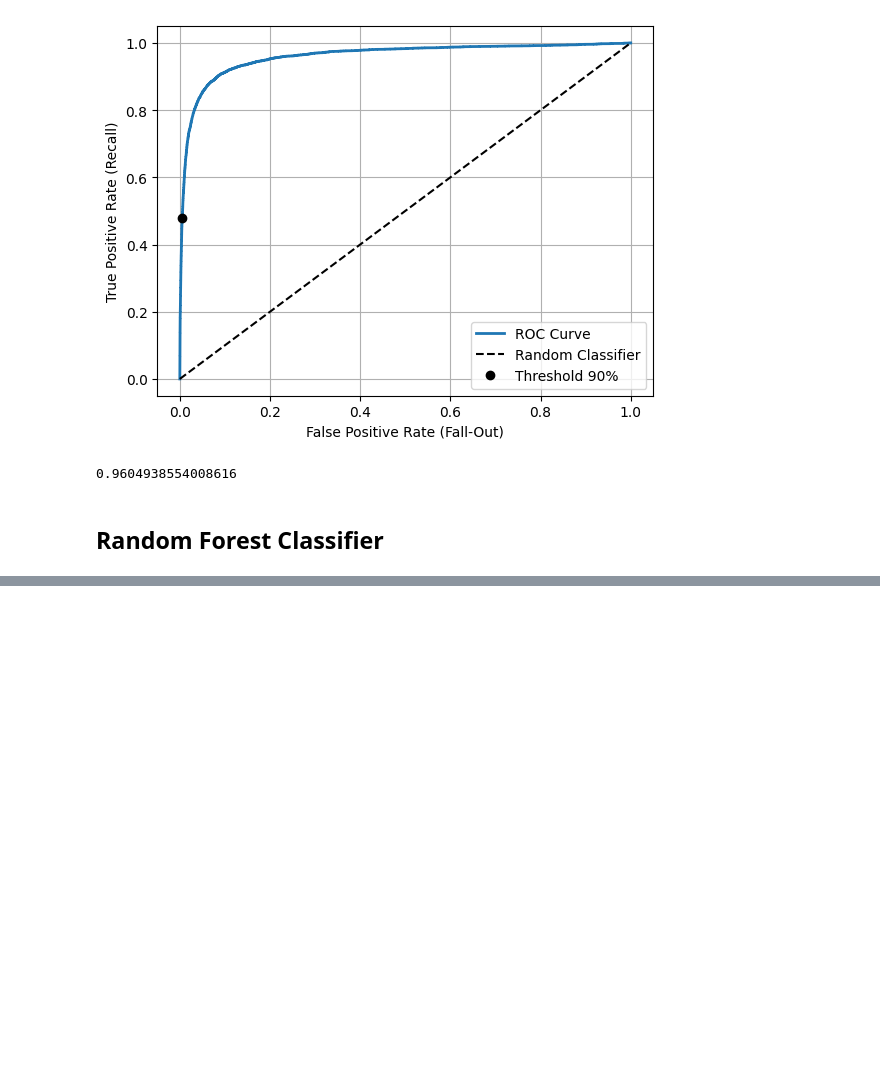
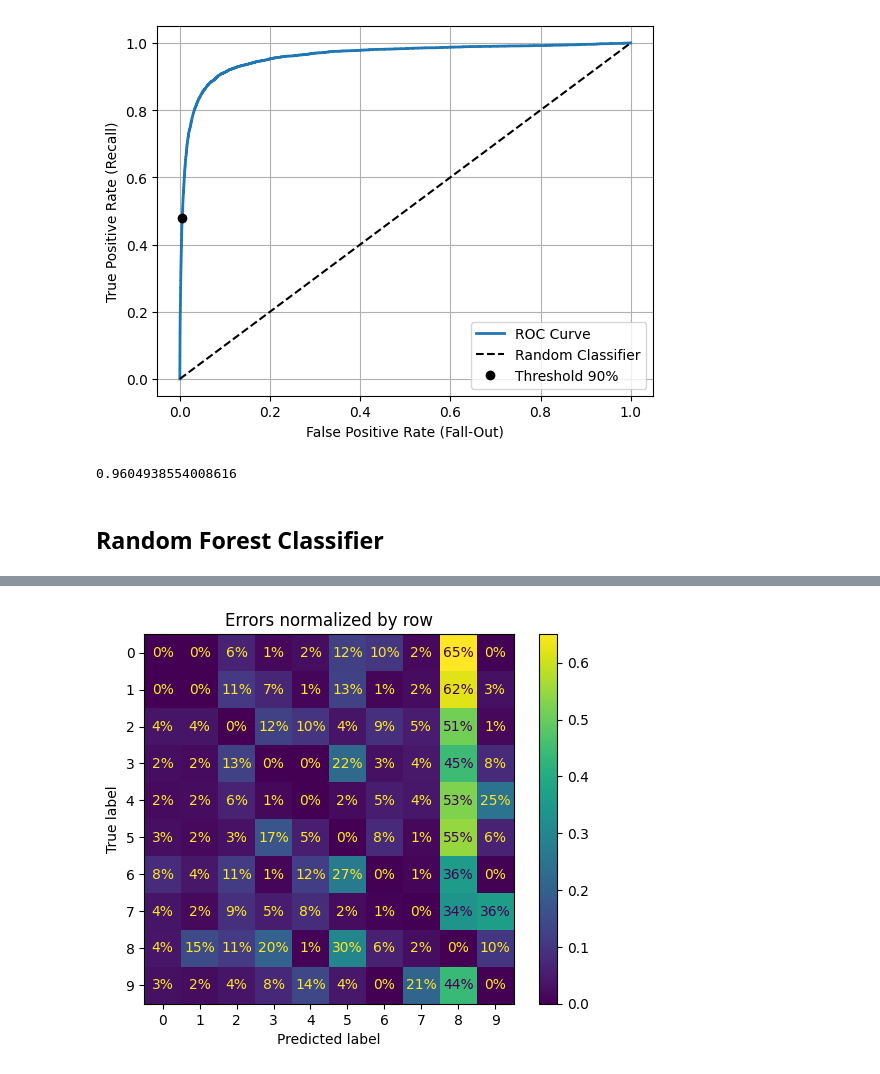
Before and after one commit to KORINZ/machine-learning-notebooks, a Jupyter notebook: 03_classification.ipynb, the cells around one changed output, grey strips where cells are left out. Cells and saved outputs as stored; diff of their text form; code cells hidden in the pictures; blank space fills up the shorter version.

```diff
--- a/03_classification.ipynb
+++ b/03_classification.ipynb
@@ -215,0 +316,7 @@ roc_auc_score(y_train_5, y_scores)
+# %%
+sample_weights = (y_train_pred != y_train) # zero weight for correct predictions and 1 for incorrect predictions
+ConfusionMatrixDisplay.from_predictions(y_train, y_train_pred, sample_weight=sample_weights, normalize="true", values_format=".0%")
+plt.title("Errors normalized by row")
+plt.show()
+# %% [output]
+[figure, added]
```
Also changed, not shown: parts of 31 cells of this notebook.
